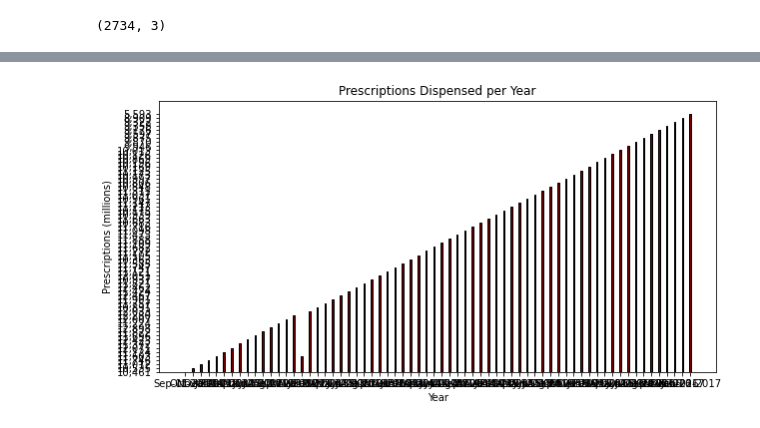
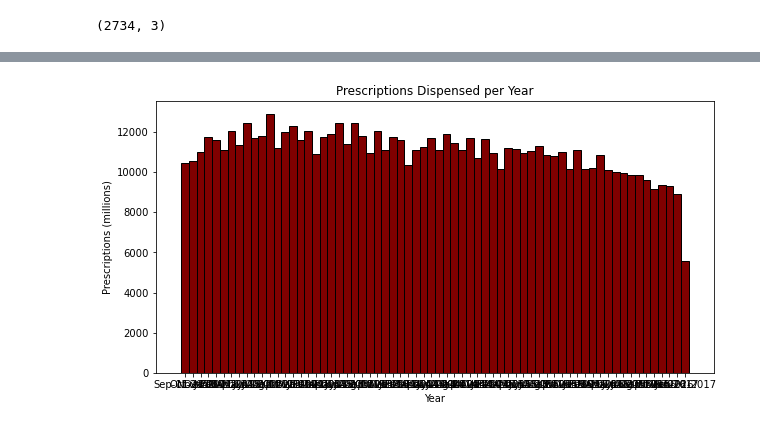
Before and after one commit to whh96/Opioid_DataDive, a Jupyter notebook: Opioid_DataDiveV2.ipynb, the cells around one changed output, grey strips where cells are left out. Cells and saved outputs as stored; diff of their text form; code cells hidden in the pictures.

```diff
--- a/Opioid_DataDiveV2.ipynb
+++ b/Opioid_DataDiveV2.ipynb
@@ -344,5 +471,11 @@ plt.show()
 # %%
-fentynal = pd.read_csv('NJRxFentanyl11-16.csv', index_col= 0)
+# new jersey prescriptions
+
+fentynal = pd.read_csv('NJRxFentanyl11-16.csv')
+# %%
+fentynal = fentynal.replace(',','', regex=True)
+c = fentynal.select_dtypes(object).columns
+fentynal[c] = fentynal[c].apply(pd.to_numeric,errors='ignore')
 # %%
 fentynal.head()
 # %% [output]
@@ -366,18 +511,19 @@ fentynal.tail()
 # %%
 # change the data to a per year basis. combine the months
+# change strings to in
 
 
 fig = plt.figure(figsize = (10, 5))
 
 fent = fentynal['Fentanyl']
 # creating the bar plot
-plt.bar(fentynal.index, fent, color ='maroon',
-        width = .2, edgecolor = "black")
+plt.bar(fentynal['Month Dispensed'], fent, color ='maroon',
+        width = 1, edgecolor = "black")
 
 plt.xlabel("Year")
 plt.ylabel("Prescriptions (millions)")
 plt.title("Prescriptions Dispensed per Year")
 plt.show()
 # %% [output]
-[figure, old version]
+[figure, new version]
 # %%
```
Also changed, not shown: parts of 52 cells of this notebook.
